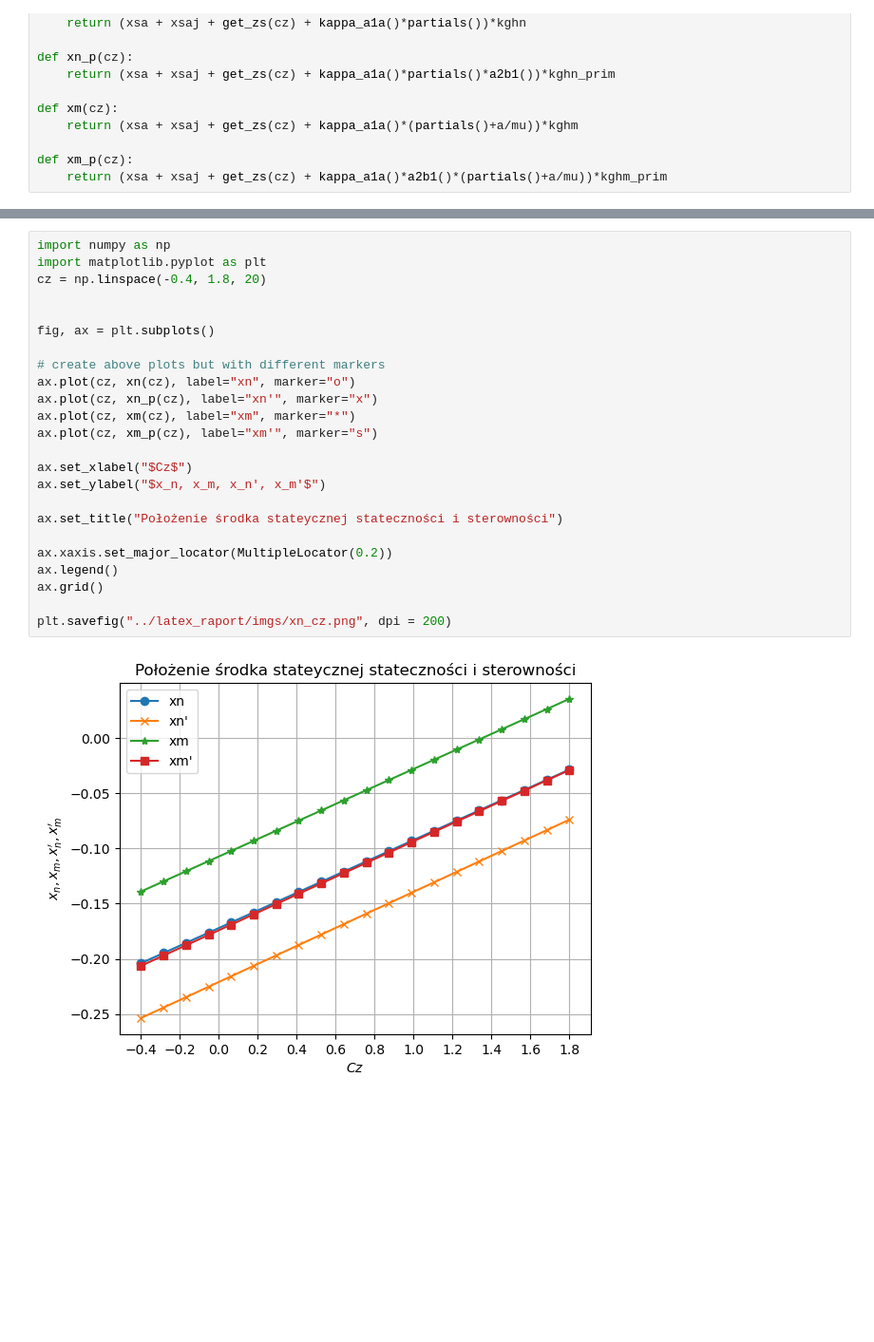
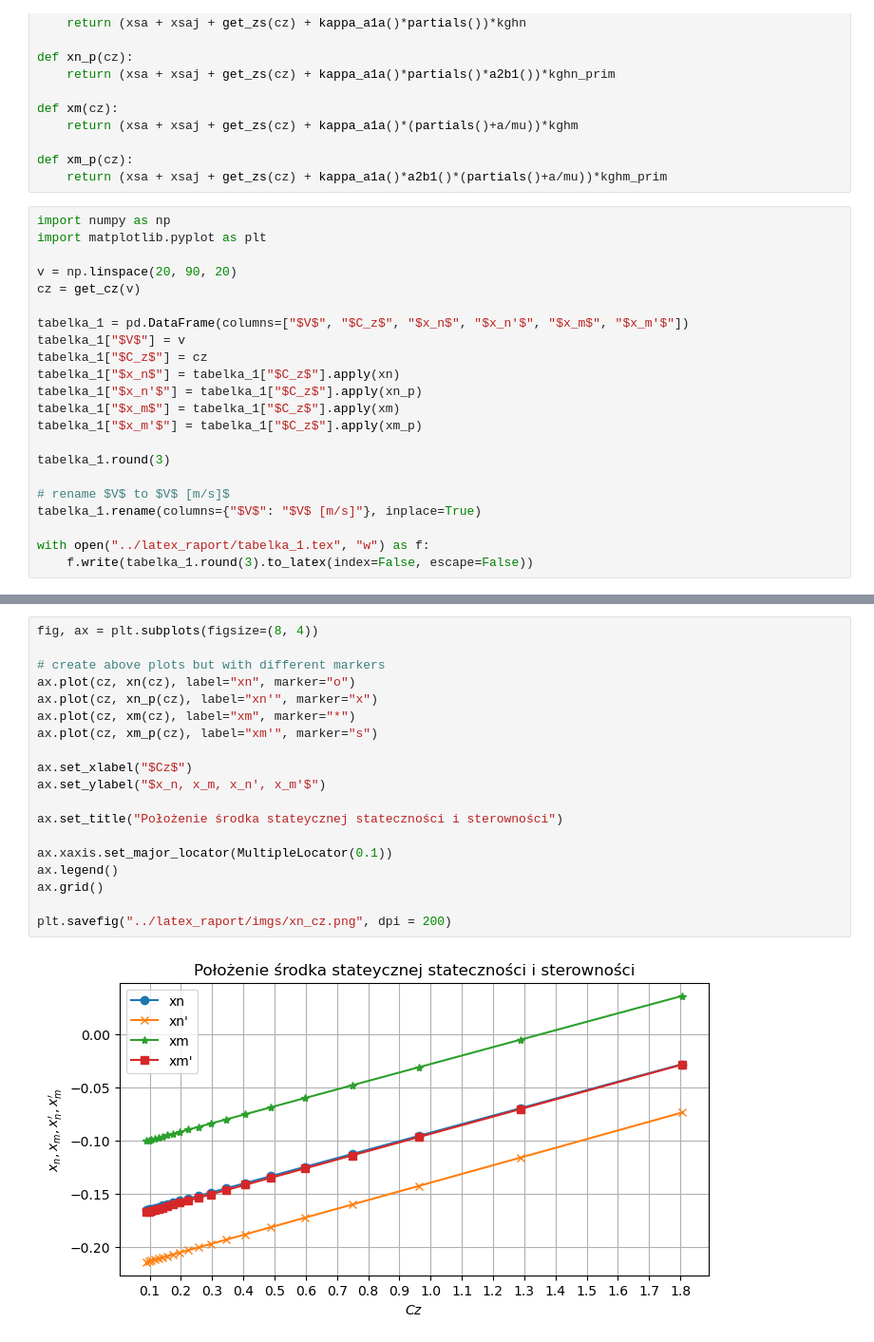
Before and after one commit to mahromir/FLIGHT_MECHANICS, a Jupyter notebook: proj10/src/ml_proj10.ipynb, the cells around one changed output, grey strips where cells are left out. Shown at 95% size. Drawn from its saved outputs; the diff is of its cells as text; blank space fills up the shorter version.

```diff
--- a/proj10/src/ml_proj10.ipynb
+++ b/proj10/src/ml_proj10.ipynb
@@ -84,3 +86,25 @@ def xm(cz):
 
 def xm_p(cz):
     return (xsa + xsaj + get_zs(cz) + kappa_a1a()*a2b1()*(partials()+a/mu))*kghm_prim
+# %%
+import numpy as np
+import matplotlib.pyplot as plt
+
+v = np.linspace(20, 90, 20)
+cz = get_cz(v)
+
+tabelka_1 = pd.DataFrame(columns=["$V$", "$C_z$", "$x_n$", "$x_n'$", "$x_m$", "$x_m'$"])
+tabelka_1["$V$"] = v
+tabelka_1["$C_z$"] = cz
+tabelka_1["$x_n$"] = tabelka_1["$C_z$"].apply(xn)
+tabelka_1["$x_n'$"] = tabelka_1["$C_z$"].apply(xn_p)
+tabelka_1["$x_m$"] = tabelka_1["$C_z$"].apply(xm)
+tabelka_1["$x_m'$"] = tabelka_1["$C_z$"].apply(xm_p)
+
+tabelka_1.round(3)
+
+# rename $V$ to $V$ [m/s]$
+tabelka_1.rename(columns={"$V$": "$V$ [m/s]"}, inplace=True)
+
+with open("../latex_raport/tabelka_1.tex", "w") as f:
+    f.write(tabelka_1.round(3).to_latex(index=False, escape=False))
@@ -87,29 +113,24 @@ def xm_p(cz):
 # %%
-import numpy as np
-import matplotlib.pyplot as plt
-cz = np.linspace(-0.4, 1.8, 20)
-
-
-fig, ax = plt.subplots()
+fig, ax = plt.subplots(figsize=(8, 4))
 
 # create above plots but with different markers
 ax.plot(cz, xn(cz), label="xn", marker="o")
 ax.plot(cz, xn_p(cz), label="xn'", marker="x")
 ax.plot(cz, xm(cz), label="xm", marker="*")
 ax.plot(cz, xm_p(cz), label="xm'", marker="s")
 
 ax.set_xlabel("$Cz$")
 ax.set_ylabel("$x_n, x_m, x_n', x_m'$")
 
 ax.set_title("Położenie środka stateycznej stateczności i sterowności")
 
-ax.xaxis.set_major_locator(MultipleLocator(0.2))
+ax.xaxis.set_major_locator(MultipleLocator(0.1))
 ax.legend()
 ax.grid()
 
 plt.savefig("../latex_raport/imgs/xn_cz.png", dpi = 200)
 # %% [output]
-[figure, old version]
+[figure, new version]
 # %%
 import numpy as np
 import matplotlib.pyplot as plt
```
Also changed, not shown: parts of 13 cells of this notebook, 7 other files.
